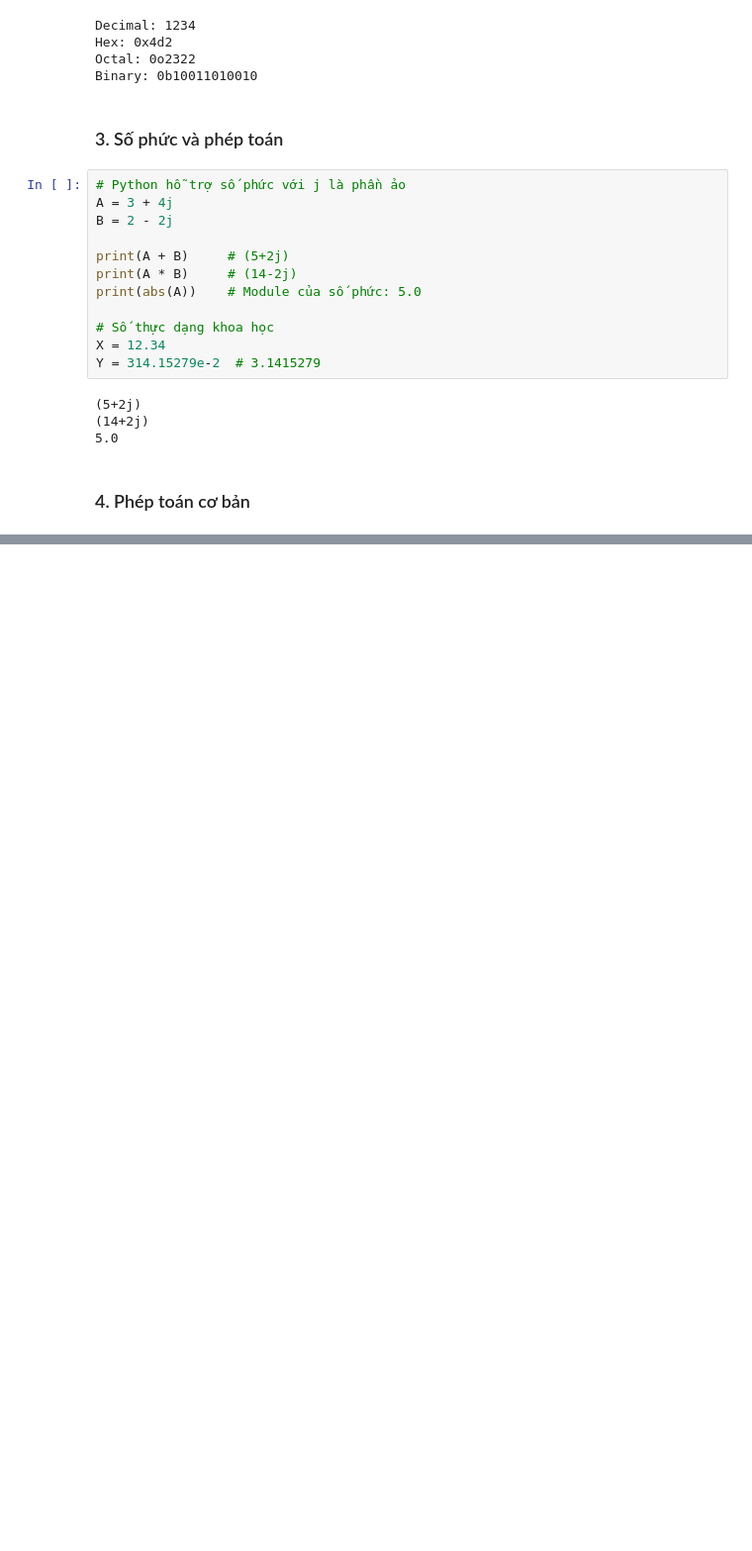
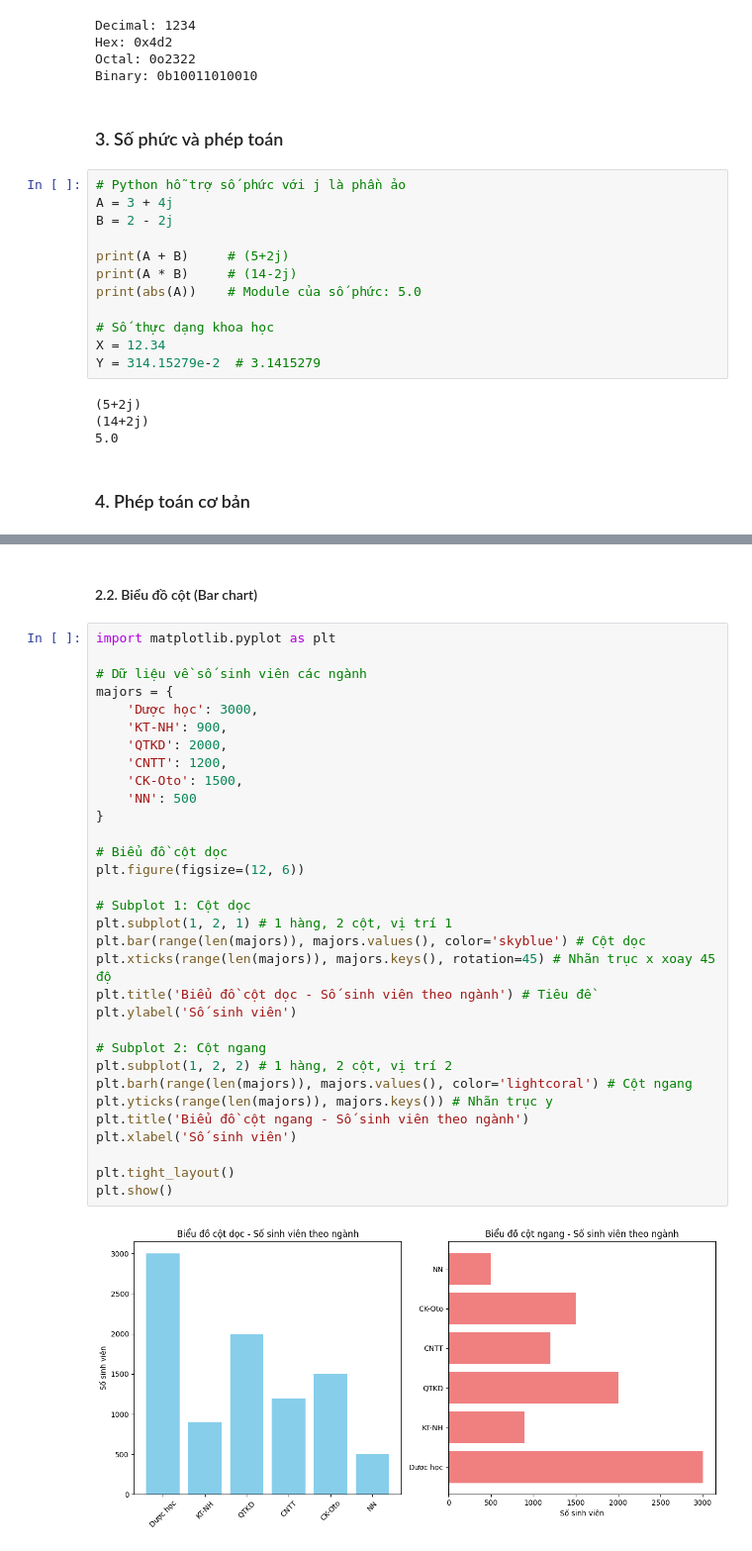
Before and after one commit to TDKhoa2712/SGU_PTDL_2025, a Jupyter notebook: demo_slide/slide_001_code.ipynb, the cells around one changed output, grey strips where cells are left out. Shown: that part at 99% size. Drawn from its saved outputs; the diff is of its cells as text; blank space fills up the shorter version.

```diff
--- a/demo_slide/slide_001_code.ipynb
+++ b/demo_slide/slide_001_code.ipynb
@@ -67,0 +876,36 @@ Y = 314.15279e-2  # 3.1415279
+# %% [markdown]
+#### 2.2. Biểu đồ cột (Bar chart)
+# %%
+import matplotlib.pyplot as plt
+
+# Dữ liệu về số sinh viên các ngành
+majors = {
+    'Dược học': 3000,
+    'KT-NH': 900,
+    'QTKD': 2000,
+    'CNTT': 1200,
+    'CK-Oto': 1500,
+    'NN': 500
+}
+
+# Biểu đồ cột dọc
+plt.figure(figsize=(12, 6))
+
+# Subplot 1: Cột dọc
+plt.subplot(1, 2, 1) # 1 hàng, 2 cột, vị trí 1
+plt.bar(range(len(majors)), majors.values(), color='skyblue') # Cột dọc
+plt.xticks(range(len(majors)), majors.keys(), rotation=45) # Nhãn trục x xoay 45 độ
+plt.title('Biểu đồ cột dọc - Số sinh viên theo ngành') # Tiêu đề
+plt.ylabel('Số sinh viên')
+
+# Subplot 2: Cột ngang
+plt.subplot(1, 2, 2) # 1 hàng, 2 cột, vị trí 2
+plt.barh(range(len(majors)), majors.values(), color='lightcoral') # Cột ngang
+plt.yticks(range(len(majors)), majors.keys()) # Nhãn trục y
+plt.title('Biểu đồ cột ngang - Số sinh viên theo ngành')
+plt.xlabel('Số sinh viên')
+
+plt.tight_layout()
+plt.show()
+# %% [output]
+[figure, added]
```
Also changed, not shown: parts of 103 cells of this notebook, 6 other files.
